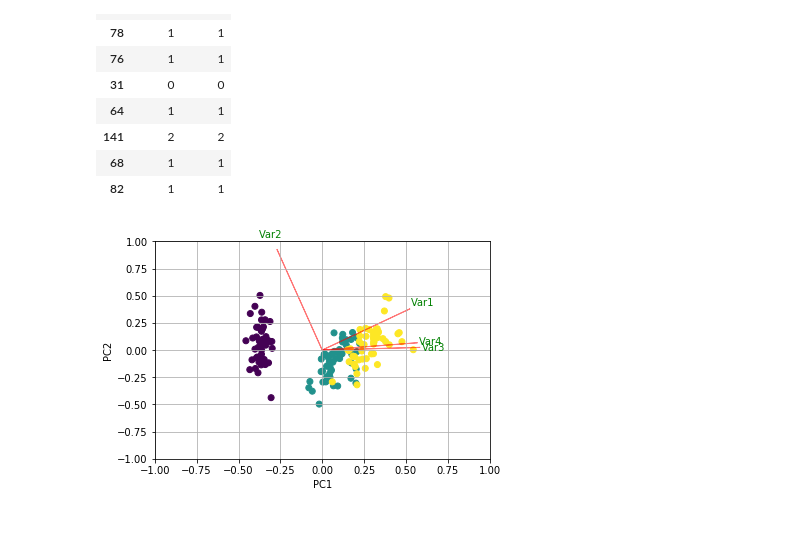
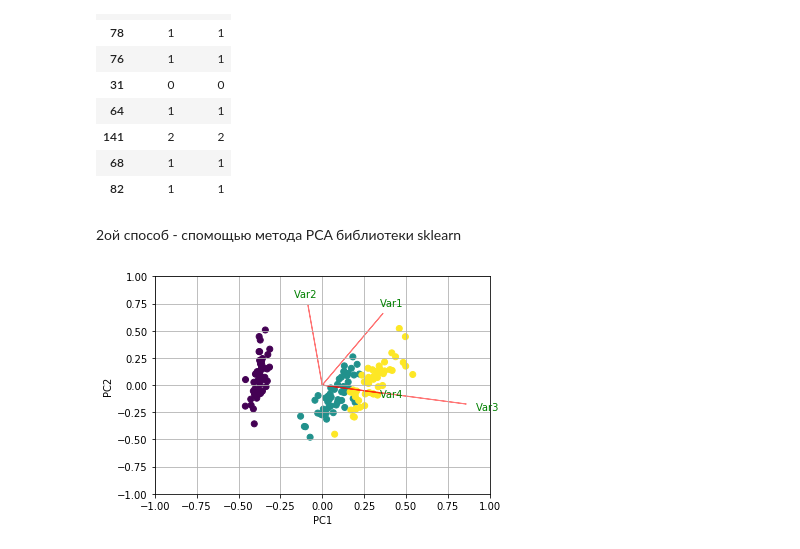
Before and after one commit to gulchitai/lin_alg, a Jupyter notebook: Lesson5/iris_Sych_G.ipynb, the cells around one changed output. Drawn from its saved outputs; the diff is of its cells as text; code cells hidden in the pictures.

Commit message:
3 способа понизить размерность

```diff
--- a/Lesson5/iris_Sych_G.ipynb
+++ b/Lesson5/iris_Sych_G.ipynb
@@ -146,6 +149,8 @@ check_test.head(10)
 | 141 | 2 | 2 |
 | 68 | 1 | 1 |
 | 82 | 1 | 1 |
+# %% [markdown]
+2ой способ - спомощью метода PCA библиотеки sklearn
 # %%
 import numpy as np
 import matplotlib.pyplot as plt
@@ -158,41 +163,37 @@ from sklearn.preprocessing import StandardScaler
 iris = datasets.load_iris()
 X = iris.data
 y = iris.target
-#In general a good idea is to scale the data
-scaler = StandardScaler()
-scaler.fit(X)
-X=scaler.transform(X)
 
-
+X = X - np.mean(X, 0)
 
 pca = PCA()
 x_new = pca.fit_transform(X)
 
 
 
 def myplot(score,coeff,labels=None):
     xs = score[:,0]
     ys = score[:,1]
     n = coeff.shape[0]
     scalex = 1.0/(xs.max() - xs.min())
     scaley = 1.0/(ys.max() - ys.min())
     plt.scatter(xs * scalex,ys * scaley, c = y)
     for i in range(n):
         plt.arrow(0, 0, coeff[i,0], coeff[i,1],color = 'r',alpha = 0.5)
         if labels is None:
             plt.text(coeff[i,0]* 1.15, coeff[i,1] * 1.15, "Var"+str(i+1), color = 'g', ha = 'center', va = 'center')
         else:
             plt.text(coeff[i,0]* 1.15, coeff[i,1] * 1.15, labels[i], color = 'g', ha = 'center', va = 'center')
 plt.xlim(-1,1)
 plt.ylim(-1,1)
 plt.xlabel("PC{}".format(1))
 plt.ylabel("PC{}".format(2))
 plt.grid()
 
 
 
 #Call the function. Use only the 2 PCs.
-myplot(x_new[:,0:2],np.transpose(pca.components_[0:2, :]))
+myplot(x_new[:,0:2],pca.components_[0:2, :].T)
 plt.show()
 # %% [output]
-[figure, old version]
+[figure, new version]
```
Also changed, not shown: parts of 17 cells of this notebook.
